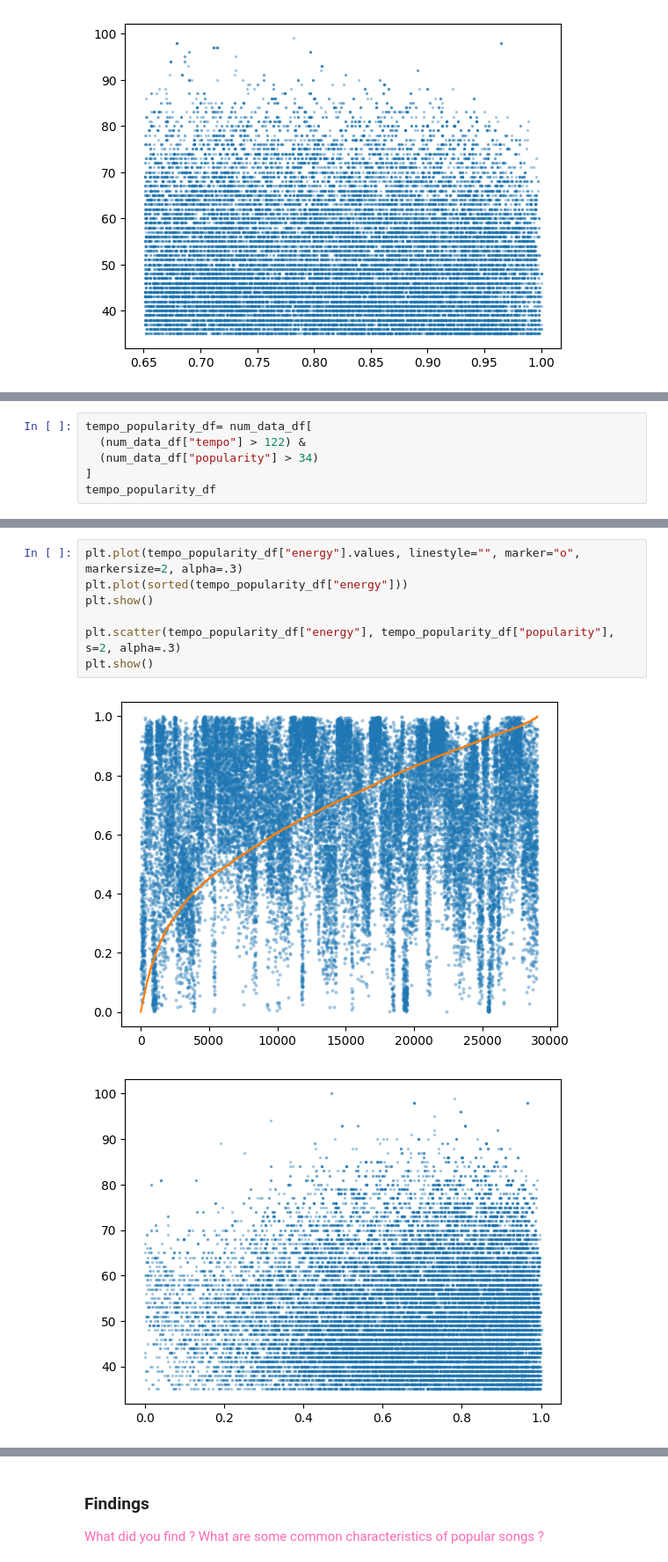
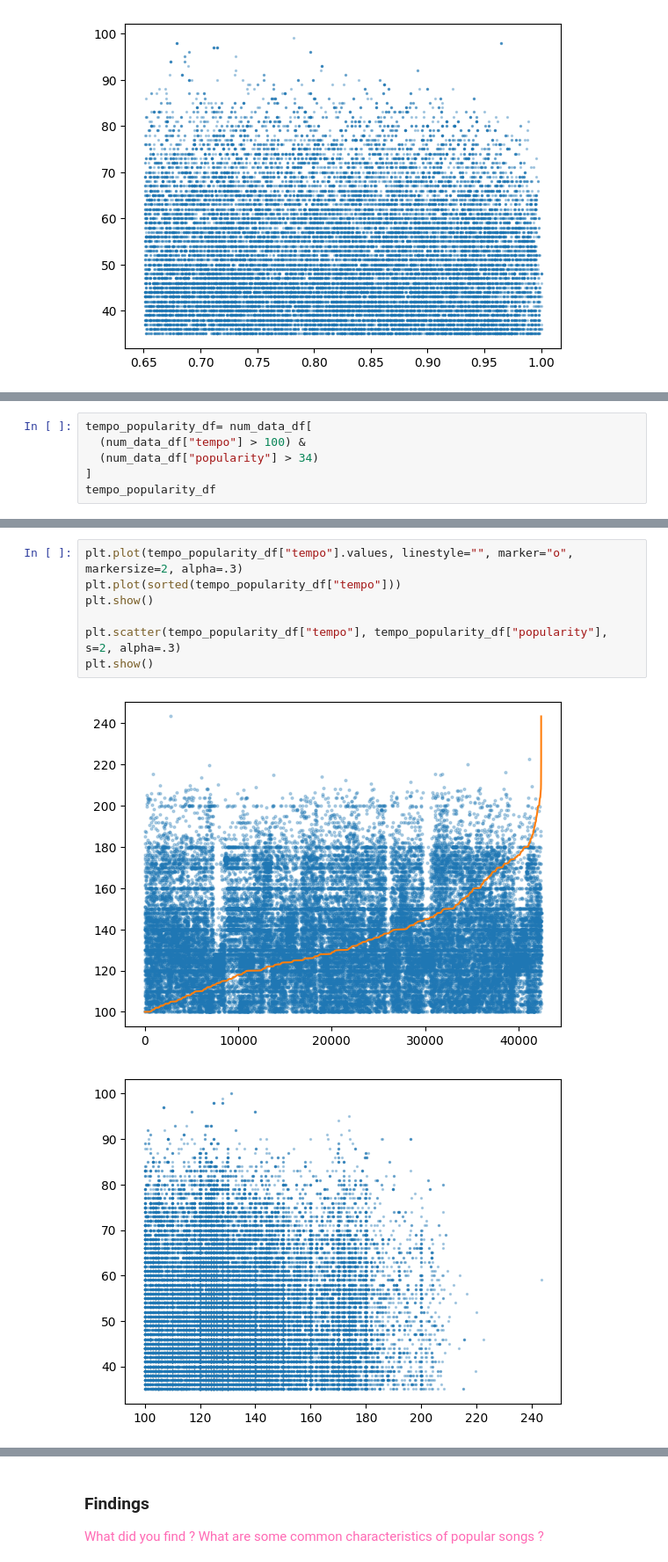
Before and after one commit to intro-to-data-jx/WK07_5005_Homework, a Jupyter notebook: Homework07.ipynb, the cells around one changed output, grey strips where cells are left out. Shown at 88% size. Drawn from its saved outputs; the diff is of its cells as text.

```diff
--- a/Homework07.ipynb
+++ b/Homework07.ipynb
@@ -240,6 +270,6 @@ plt.show()
 # %%
 tempo_popularity_df= num_data_df[
-  (num_data_df["tempo"] > 122) &
+  (num_data_df["tempo"] > 100) &
   (num_data_df["popularity"] > 34)
 ]
 tempo_popularity_df
@@ -260,10 +290,10 @@ tempo_popularity_df
 # %%
-plt.plot(tempo_popularity_df["energy"].values, linestyle="", marker="o", markersize=2, alpha=.3)
-plt.plot(sorted(tempo_popularity_df["energy"]))
+plt.plot(tempo_popularity_df["tempo"].values, linestyle="", marker="o", markersize=2, alpha=.3)
+plt.plot(sorted(tempo_popularity_df["tempo"]))
 plt.show()
 
-plt.scatter(tempo_popularity_df["energy"], tempo_popularity_df["popularity"], s=2, alpha=.3)
+plt.scatter(tempo_popularity_df["tempo"], tempo_popularity_df["popularity"], s=2, alpha=.3)
 plt.show()
 # %% [output]
-[figure, old version]
+[figure, new version]
-[figure, old version]
+[figure, new version]
```
Also changed, not shown: parts of 6 cells of this notebook.
